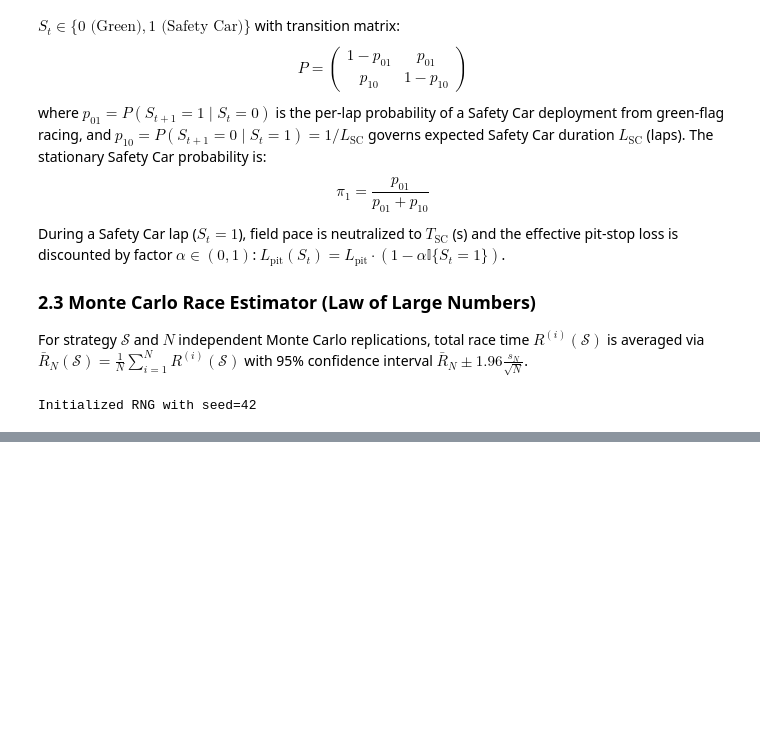
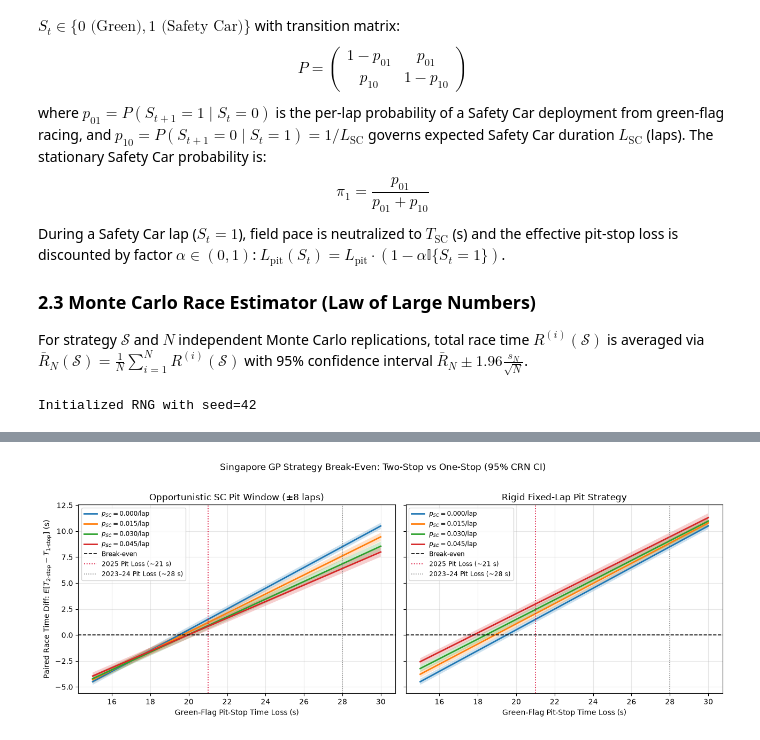
Before and after one commit to HelinduS/singapore-gp-pit-strategy-sim, a Jupyter notebook: notebook/singapore-gp-pit-strategy-sim.ipynb, the cells around one changed output, grey strips where cells are left out. Cells and saved outputs as stored; diff of their text form; code cells hidden in the pictures; blank space fills up the shorter version.

```diff
--- a/notebook/singapore-gp-pit-strategy-sim.ipynb
+++ b/notebook/singapore-gp-pit-strategy-sim.ipynb
@@ -343,0 +452,77 @@ Break-Even Green-Flag Pit-Stop Loss (where E[T_2stop] = E[T_1stop]):
+# %%
+# Cell 6: Parameter Sweep — Pit-Stop Loss (15–30 s) vs Safety Car Probability (CRN)
+pit_losses = np.linspace(15.0, 30.0, 31)
+sc_probs = [0.000, 0.015, 0.030, 0.045]
+
+
+def run_sweep(sc_window, n_sims=4000):
+    rows = []
+    for p_sc in sc_probs:
+        sc_mat = generate_sc_scenarios(p_sc_deploy=p_sc, n_sims=n_sims, seed=SEED)
+        p_any_sc = float(np.mean(sc_mat.any(axis=1)))
+        for loss in pit_losses:
+            t1 = simulate_strategy_on_scenarios(*ONE_STOP, pit_loss_s=loss, sc_matrix=sc_mat, sc_window=sc_window, noise_seed=101)
+            t2 = simulate_strategy_on_scenarios(*TWO_STOP, pit_loss_s=loss, sc_matrix=sc_mat, sc_window=sc_window, noise_seed=202)
+            diff = t2 - t1
+            rows.append({
+                "p_sc": p_sc,
+                "p_any_sc": p_any_sc,
+                "pit_loss": loss,
+                "diff_mean": float(np.mean(diff)),
+                "diff_ci95": float(1.96 * np.std(diff, ddof=1) / np.sqrt(n_sims)),
+                "prob_2stop_wins": float(np.mean(diff < 0.0)),
+            })
+    return pd.DataFrame(rows)
+
+
+def find_breakeven(grp):
+    g = grp.sort_values("pit_loss")
+    y, x = g["diff_mean"].to_numpy(), g["pit_loss"].to_numpy()
+    if y[0] > 0:
+        return np.nan  # 2-stop never wins in swept range
+    if y[-1] < 0:
+        return np.nan  # 2-stop always wins in swept range
+    return float(np.interp(0.0, y, x))
+
+
+df_opp = run_sweep(sc_window=8, n_sims=4000)
+df_rig = run_sweep(sc_window=0, n_sims=4000)
+
+print("=== Break-Even Pit-Stop Loss (Paired CRN, N=4000) ===")
+for p_sc in sc_probs:
+    g_o = df_opp[df_opp["p_sc"] == p_sc]
+    g_r = df_rig[df_rig["p_sc"] == p_sc]
+    p_any = g_o["p_any_sc"].iloc[0] * 100
+    print(
+        f"p_SC={p_sc:.3f}/lap (P(>=1 SC)={p_any:4.1f}%) | "
+        f"Opportunistic SC window (8 laps): {find_breakeven(g_o):.2f} s | "
+        f"Rigid fixed-lap: {find_breakeven(g_r):.2f} s"
+    )
+
+fig, axes = plt.subplots(1, 2, figsize=(13, 4.8), sharey=True)
+for ax, df_plot, title in [
+    (axes[0], df_opp, "Opportunistic SC Pit Window (±8 laps)"),
+    (axes[1], df_rig, "Rigid Fixed-Lap Pit Strategy"),
+]:
+    for p_sc, grp in df_plot.groupby("p_sc"):
+        ax.plot(grp["pit_loss"], grp["diff_mean"], linewidth=2, label=f"$p_{{SC}}={p_sc:.3f}$/lap")
+        ax.fill_between(
+            grp["pit_loss"],
+            grp["diff_mean"] - grp["diff_ci95"],
+            grp["diff_mean"] + grp["diff_ci95"],
+            alpha=0.22,
+        )
+    ax.axhline(0.0, color="black", linestyle="--", linewidth=1.2, label="Break-even")
+    ax.axvline(21.0, color="crimson", linestyle=":", linewidth=1.3, label="2025 Pit Loss (~21 s)")
+    ax.axvline(28.0, color="gray", linestyle=":", linewidth=1.1, label="2023–24 Pit Loss (~28 s)")
+    ax.set_xlabel("Green-Flag Pit-Stop Time Loss (s)")
+    ax.set_title(title)
+    ax.grid(True, alpha=0.3)
+    ax.legend(fontsize=8.5)
+
+axes[0].set_ylabel("Paired Race Time Diff: $E[T_{2\\text{-stop}} - T_{1\\text{-stop}}]$ (s)")
+plt.suptitle("Singapore GP Strategy Break-Even: Two-Stop vs One-Stop (95% CRN CI)", y=1.02)
+plt.tight_layout()
+plt.savefig("figures/breakeven_sweep.png", dpi=200, bbox_inches="tight")
+plt.show()
+# %% [output]
@@ -343,0 +534 @@ Break-Even Green-Flag Pit-Stop Loss (where E[T_2stop] = E[T_1stop]):
+[figure, added]
```
Also changed, not shown: parts of 9 cells of this notebook.
